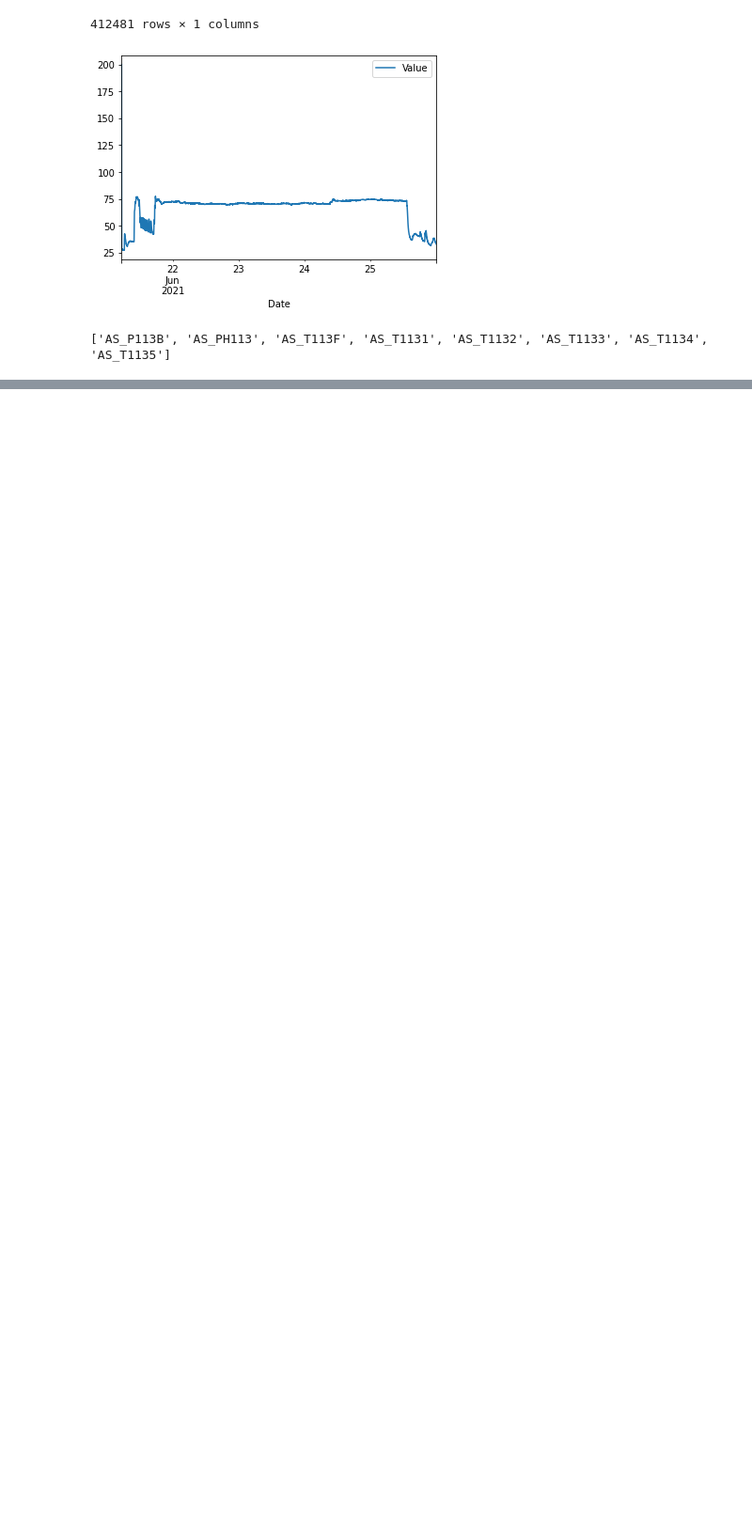
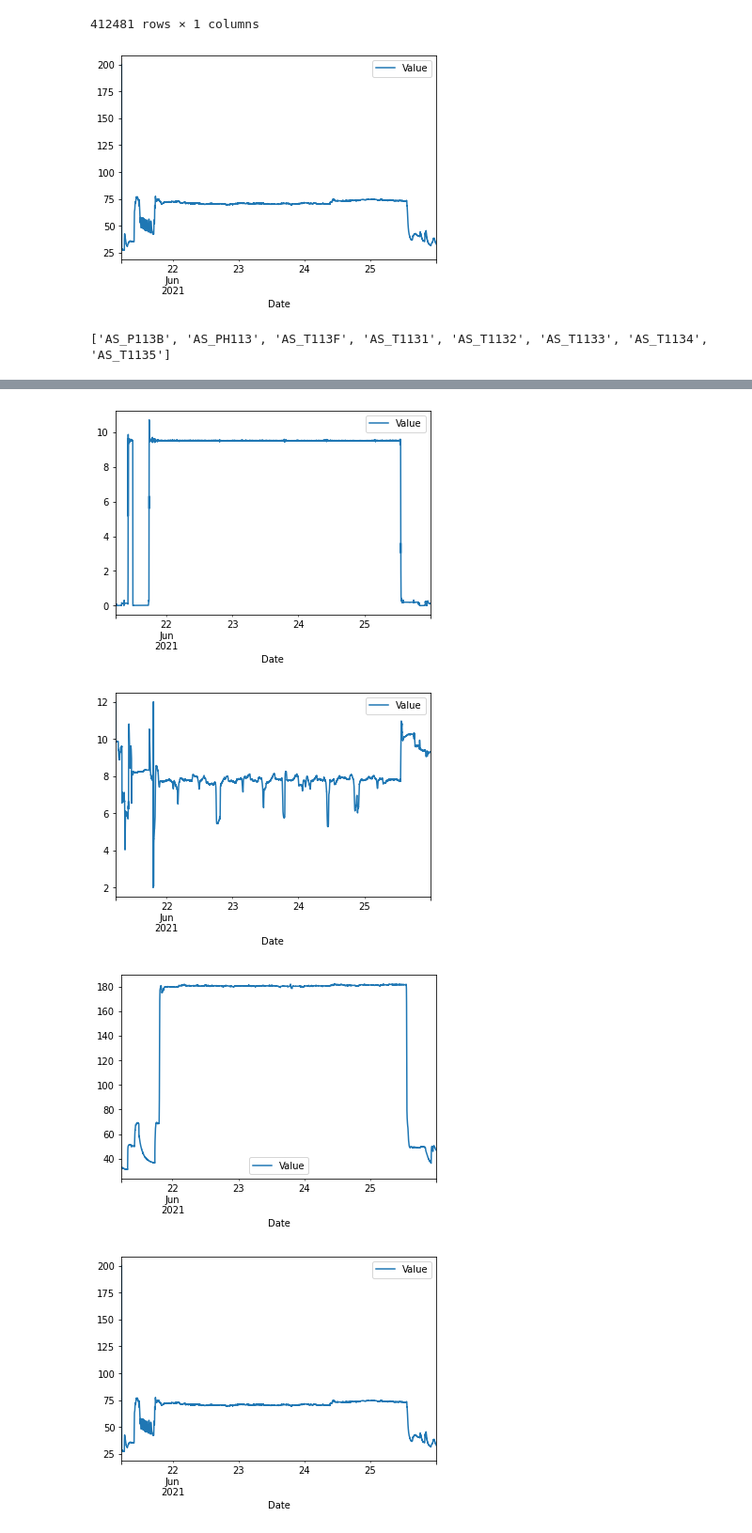
Before and after one commit to sipocz/XLS_Conv, a Jupyter notebook: XLS_converter.ipynb, the cells around one changed output, grey strips where cells are left out. Shown at 94% size. Cells and saved outputs as stored; diff of their text form; code cells hidden in the pictures; blank space fills up the shorter version.

```diff
--- a/XLS_converter.ipynb
+++ b/XLS_converter.ipynb
@@ -299,0 +333,9 @@ print(tabs)
+# %%
+for tabx in tabs:
+    dftab=get_data1s(fname,tabx)
+    dftab.plot()
+# %% [output]
+[figure, added]
+[figure, added]
+[figure, added]
+[figure, added]
```
Also changed, not shown: parts of 10 cells of this notebook.
